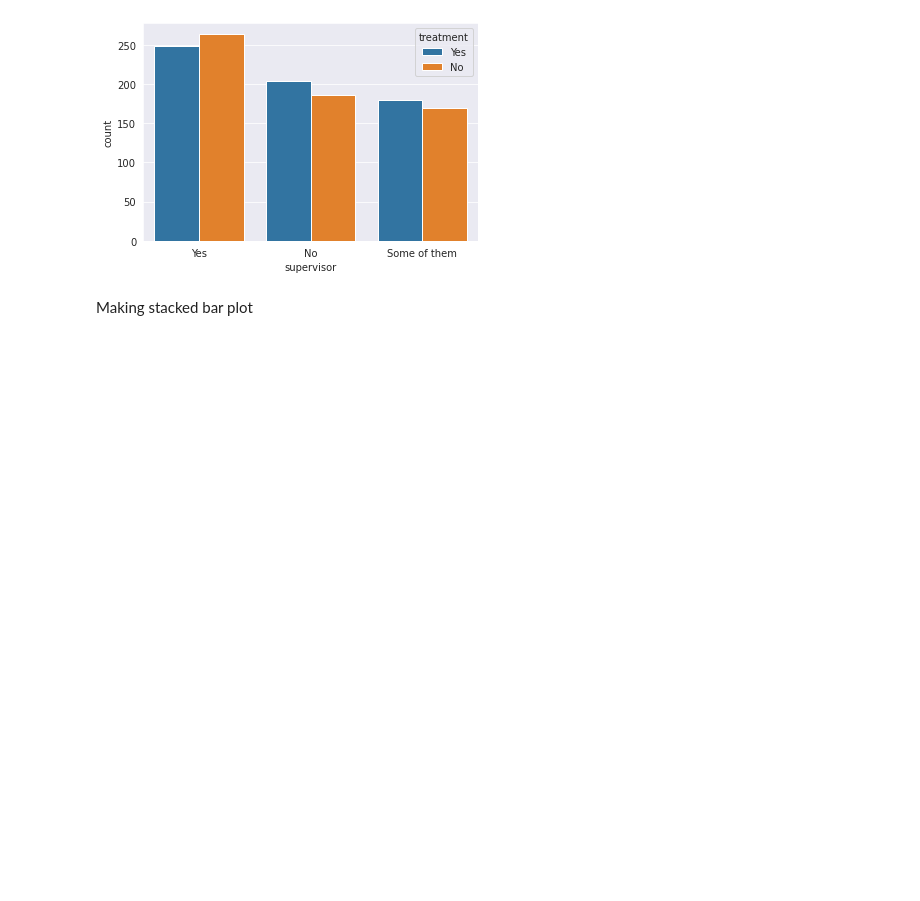
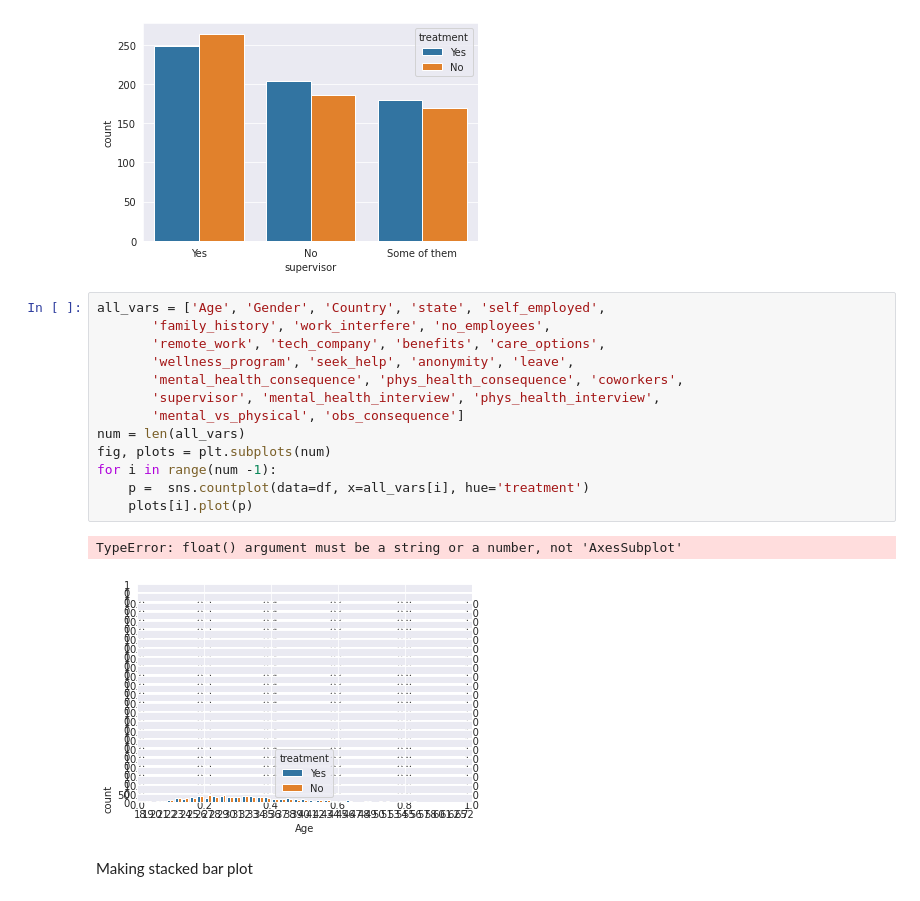
Before and after one commit to moniqueabu/data_science_final_project, a Jupyter notebook: project.ipynb, the cells around one changed output. Saved outputs shown, nothing was run; the diff lists cells and outputs as text; blank space fills up the shorter version.

```diff
--- a/project.ipynb
+++ b/project.ipynb
@@ -135,6 +136,22 @@ sns.countplot(data=df, x='supervisor', hue='treatment')
 # %% [output]
 <AxesSubplot:xlabel='supervisor', ylabel='count'>
 [figure]
+# %%
+all_vars = ['Age', 'Gender', 'Country', 'state', 'self_employed',
+       'family_history', 'work_interfere', 'no_employees',
+       'remote_work', 'tech_company', 'benefits', 'care_options',
+       'wellness_program', 'seek_help', 'anonymity', 'leave',
+       'mental_health_consequence', 'phys_health_consequence', 'coworkers',
+       'supervisor', 'mental_health_interview', 'phys_health_interview',
+       'mental_vs_physical', 'obs_consequence']
+num = len(all_vars)
+fig, plots = plt.subplots(num)
+for i in range(num -1):
+    p =  sns.countplot(data=df, x=all_vars[i], hue='treatment')
+    plots[i].plot(p)
+# %% [output]
+TypeError: float() argument must be a string or a number, not 'AxesSubplot'
+[figure, added]
 # %% [markdown]
 Making stacked bar plot
 # %%
```
Also changed, not shown: parts of 23 cells of this notebook.
